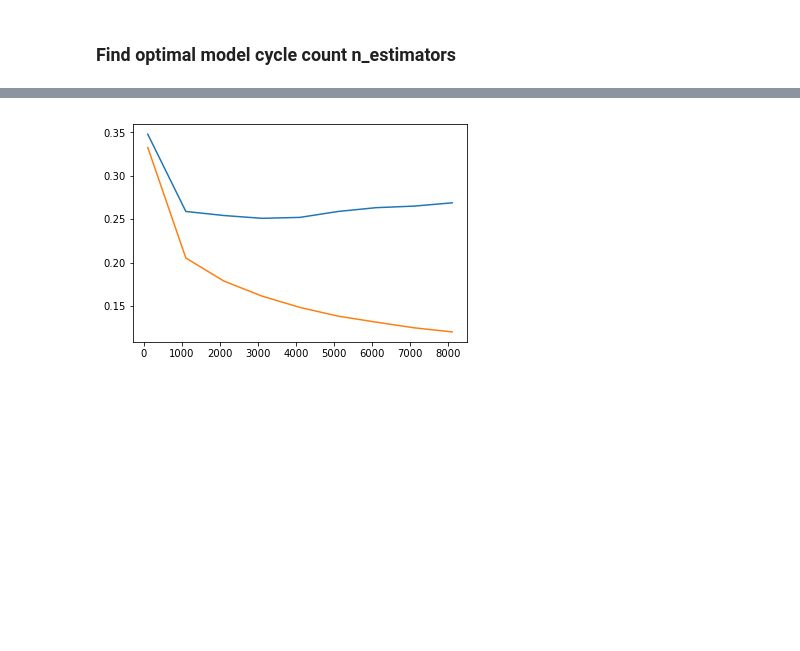
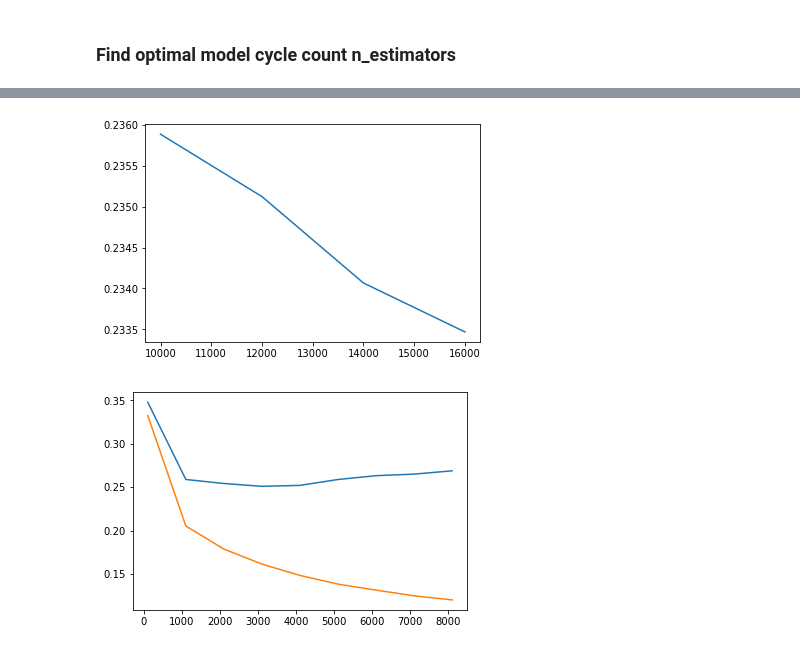
Before and after one commit to coffeenmusic/Kaggle-Titanic-Competition, a Jupyter notebook: Titanic Contest.ipynb, the cells around one changed output, grey strips where cells are left out. Drawn from its saved outputs; the diff is of its cells as text; code cells hidden in the pictures; blank space fills up the shorter version.

```diff
--- a/Titanic Contest.ipynb
+++ b/Titanic Contest.ipynb
@@ -130 +167,9 @@ def get_train_val_data(plot_range):
+# %%
+# Narrow plot
+test_range = range(10000, 18000, 2000)
+val_mean_error = get_cross_val_scores(test_range, train_X, y)
+plt.plot(test_range, val_mean_error)
+plt.show()
+# %% [output]
+[figure, added]
 # %%
```
Also changed, not shown: parts of 15 cells of this notebook.
